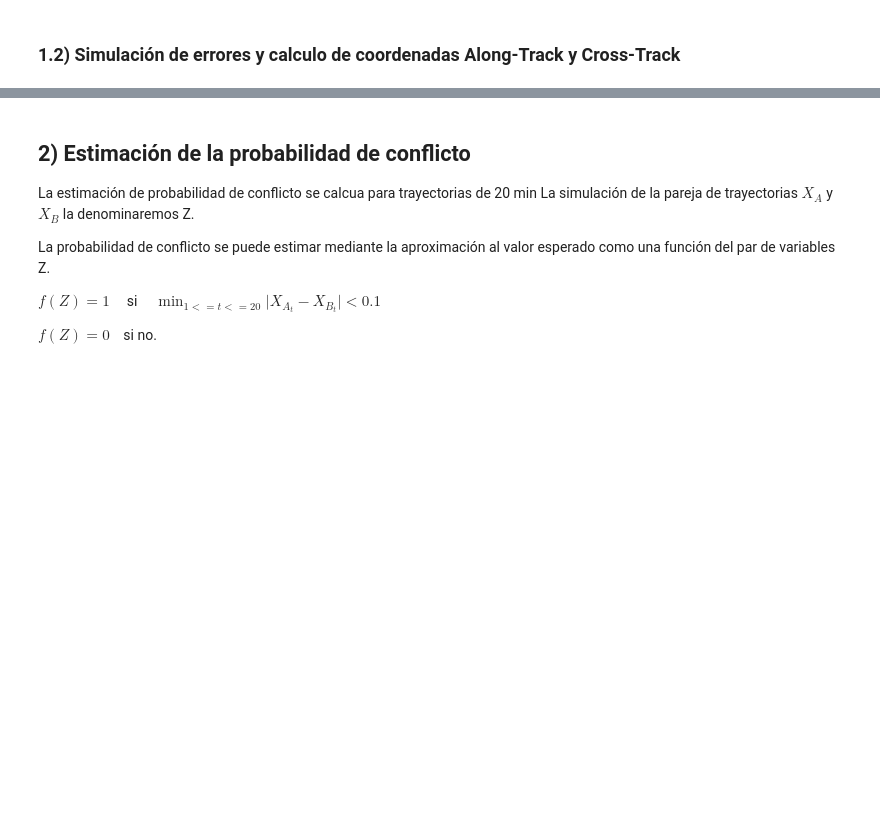
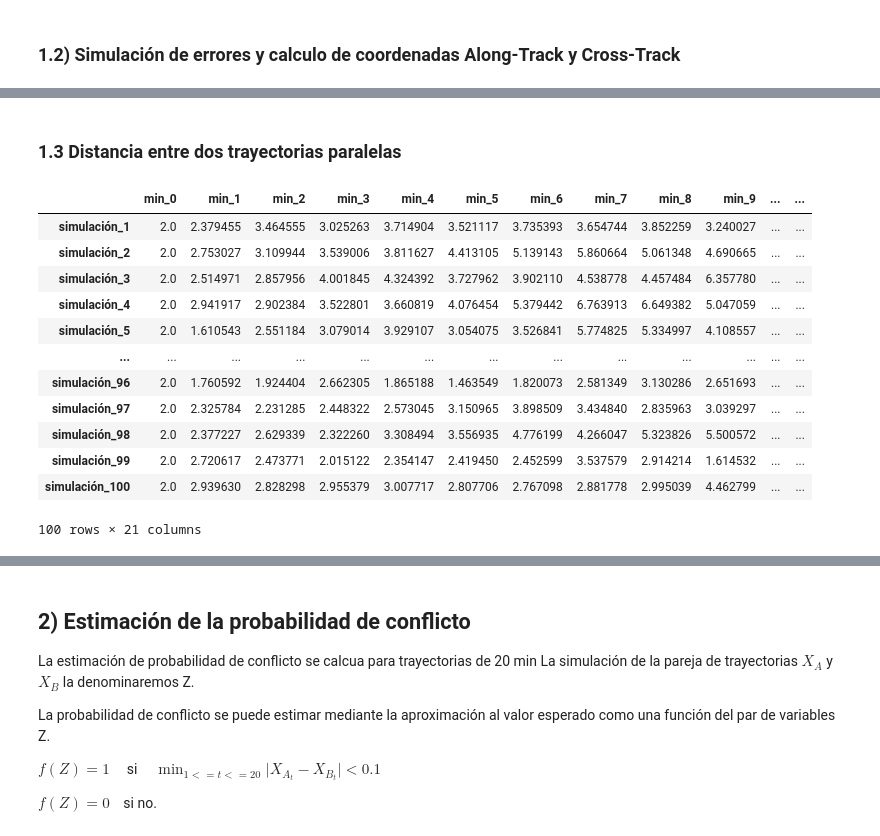
Before and after one commit to AnIsAsPe/Estimacion-probabilidad-conflicto-en-trayectorias-de-vuelos-paralelos, a Jupyter notebook: Notebooks/Estimación_probabilidad_de_conflicto_en_trayectorias_de_vuelo_MonteCarlo.ipynb, the cells around one changed output, grey strips where cells are left out. Saved outputs shown, nothing was run; the diff lists cells and outputs as text; code cells hidden in the pictures; blank space fills up the shorter version.

```diff
--- a/Notebooks/Estimación_probabilidad_de_conflicto_en_trayectorias_de_vuelo_MonteCarlo.ipynb
+++ b/Notebooks/Estimación_probabilidad_de_conflicto_en_trayectorias_de_vuelo_MonteCarlo.ipynb
@@ -248,0 +244,19 @@ plt.show()
+# %% [markdown]
+### 1.3 Distancia entre dos trayectorias paralelas
+# %%
+Z = np.sqrt((X_c['A'] - X_c['B'])**2 + (X_a['A'] - X_a['B'])**2)
+Z
+# %% [output]
+|  | min_0 | min_1 | min_2 | min_3 | min_4 | min_5 | min_6 | min_7 | min_8 | min_9 | ... | ... |
+| simulación_1 | 2.0 | 2.379455 | 3.464555 | 3.025263 | 3.714904 | 3.521117 | 3.735393 | 3.654744 | 3.852259 | 3.240027 | ... | ... |
+| simulación_2 | 2.0 | 2.753027 | 3.109944 | 3.539006 | 3.811627 | 4.413105 | 5.139143 | 5.860664 | 5.061348 | 4.690665 | ... | ... |
+| simulación_3 | 2.0 | 2.514971 | 2.857956 | 4.001845 | 4.324392 | 3.727962 | 3.902110 | 4.538778 | 4.457484 | 6.357780 | ... | ... |
+| simulación_4 | 2.0 | 2.941917 | 2.902384 | 3.522801 | 3.660819 | 4.076454 | 5.379442 | 6.763913 | 6.649382 | 5.047059 | ... | ... |
+| simulación_5 | 2.0 | 1.610543 | 2.551184 | 3.079014 | 3.929107 | 3.054075 | 3.526841 | 5.774825 | 5.334997 | 4.108557 | ... | ... |
+| ... | ... | ... | ... | ... | ... | ... | ... | ... | ... | ... | ... | ... |
+| simulación_96 | 2.0 | 1.760592 | 1.924404 | 2.662305 | 1.865188 | 1.463549 | 1.820073 | 2.581349 | 3.130286 | 2.651693 | ... | ... |
+| simulación_97 | 2.0 | 2.325784 | 2.231285 | 2.448322 | 2.573045 | 3.150965 | 3.898509 | 3.434840 | 2.835963 | 3.039297 | ... | ... |
+| simulación_98 | 2.0 | 2.377227 | 2.629339 | 2.322260 | 3.308494 | 3.556935 | 4.776199 | 4.266047 | 5.323826 | 5.500572 | ... | ... |
+| simulación_99 | 2.0 | 2.720617 | 2.473771 | 2.015122 | 2.354147 | 2.419450 | 2.452599 | 3.537579 | 2.914214 | 1.614532 | ... | ... |
+| simulación_100 | 2.0 | 2.939630 | 2.828298 | 2.955379 | 3.007717 | 2.807706 | 2.767098 | 2.881778 | 2.995039 | 4.462799 | ... | ... |
+100 rows × 21 columns
```
Also changed, not shown: parts of 12 cells of this notebook.
